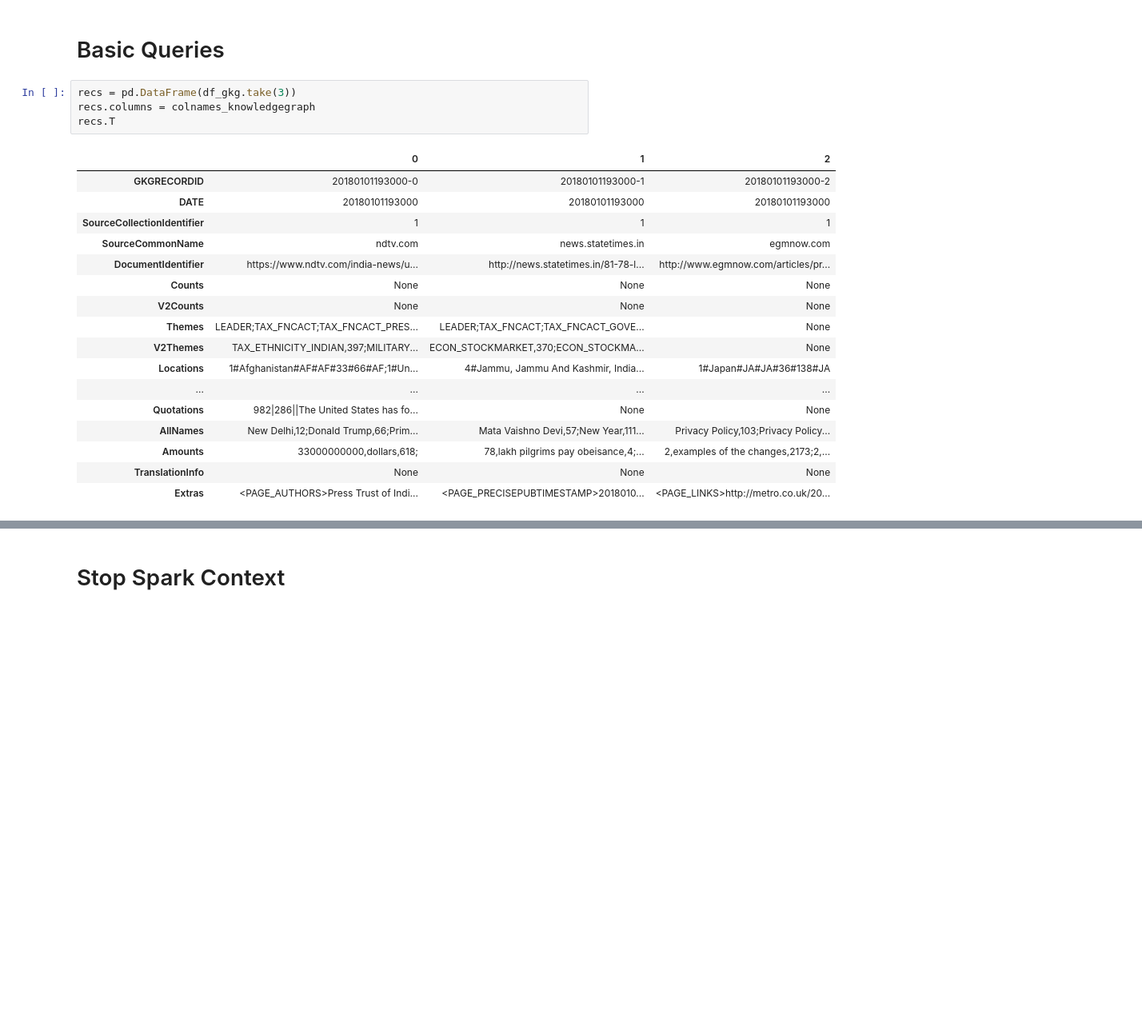
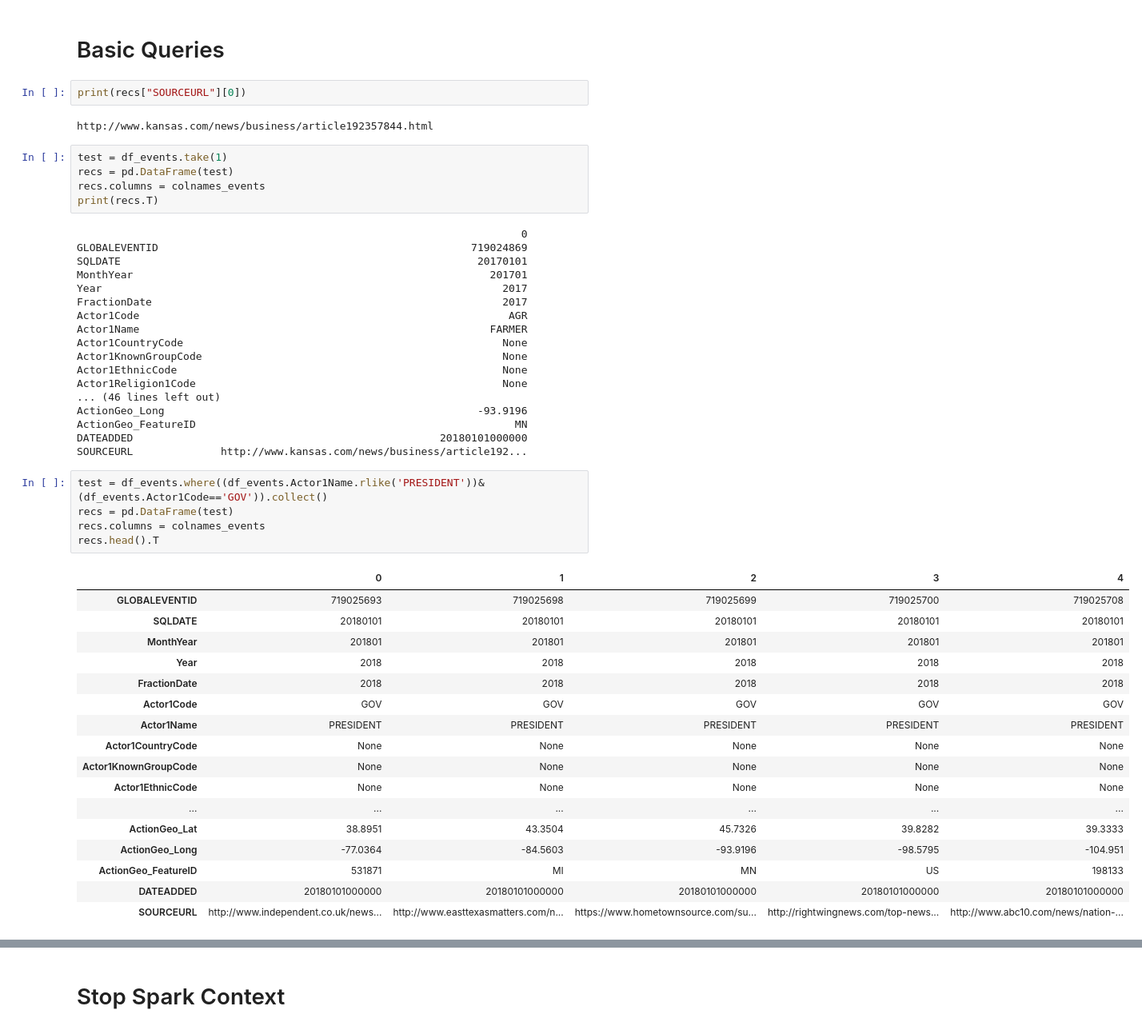
Before and after one commit to Rileypj1/BigDataProject, a Jupyter notebook: GDELT Reader - Mike.ipynb, the cells around one changed output, grey strips where cells are left out. Shown at 80% size. Drawn from its saved outputs; the diff is of its cells as text; blank space fills up the shorter version.

```diff
--- a/GDELT Reader - Mike.ipynb
+++ b/GDELT Reader - Mike.ipynb
@@ -71,24 +95,52 @@ df_gkg.printSchema()
 # %% [markdown]
 # Basic Queries
+# %%
+print(recs["SOURCEURL"][0])
+# %% [output]
+http://www.kansas.com/news/business/article192357844.html
 # %%
-recs = pd.DataFrame(df_gkg.take(3))
-recs.columns = colnames_knowledgegraph
-recs.T
+test = df_events.take(1)
+recs = pd.DataFrame(test)
+recs.columns = colnames_events
+print(recs.T)
 # %% [output]
-|  | 0 | 1 | 2 |
-| GKGRECORDID | 20180101193000-0 | 20180101193000-1 | 20180101193000-2 |
-| DATE | 20180101193000 | 20180101193000 | 20180101193000 |
-| SourceCollectionIdentifier | 1 | 1 | 1 |
-| SourceCommonName | ndtv.com | news.statetimes.in | egmnow.com |
-| DocumentIdentifier | https://www.ndtv.com/india-news/u... | http://news.statetimes.in/81-78-l... | http://www.egmnow.com/articles/pr... |
-| Counts | None | None | None |
-| V2Counts | None | None | None |
-| Themes | LEADER;TAX_FNCACT;TAX_FNCACT_PRES... | LEADER;TAX_FNCACT;TAX_FNCACT_GOVE... | None |
-| V2Themes | TAX_ETHNICITY_INDIAN,397;MILITARY... | ECON_STOCKMARKET,370;ECON_STOCKMA... | None |
-| Locations | 1#Afghanistan#AF#AF#33#66#AF;1#Un... | 4#Jammu, Jammu And Kashmir, India... | 1#Japan#JA#JA#36#138#JA |
-| ... | ... | ... | ... |
-| Quotations | 982|286||The United States has fo... | None | None |
-| AllNames | New Delhi,12;Donald Trump,66;Prim... | Mata Vaishno Devi,57;New Year,111... | Privacy Policy,103;Privacy Policy... |
-| Amounts | 33000000000,dollars,618; | 78,lakh pilgrims pay obeisance,4;... | 2,examples of the changes,2173;2,... |
-| TranslationInfo | None | None | None |
-| Extras | <PAGE_AUTHORS>Press Trust of Indi... | <PAGE_PRECISEPUBTIMESTAMP>2018010... | <PAGE_LINKS>http://metro.co.uk/20... |
+                                                                       0
+GLOBALEVENTID                                                  719024869
+SQLDATE                                                         20170101
+MonthYear                                                         201701
+Year                                                                2017
+FractionDate                                                        2017
+Actor1Code                                                           AGR
+Actor1Name                                                        FARMER
+Actor1CountryCode                                                   None
+Actor1KnownGroupCode                                                None
+Actor1EthnicCode                                                    None
+Actor1Religion1Code                                                 None
+... (46 lines left out)
+ActionGeo_Long                                                  -93.9196
+ActionGeo_FeatureID                                                   MN
+DATEADDED                                                 20180101000000
+SOURCEURL              http://www.kansas.com/news/business/article192...
+# %%
+test = df_events.where((df_events.Actor1Name.rlike('PRESIDENT'))&(df_events.Actor1Code=='GOV')).collect()
+recs = pd.DataFrame(test)
+recs.columns = colnames_events
+recs.head().T
+# %% [output]
+|  | 0 | 1 | 2 | 3 | 4 |
+| GLOBALEVENTID | 719025693 | 719025698 | 719025699 | 719025700 | 719025708 |
+| SQLDATE | 20180101 | 20180101 | 20180101 | 20180101 | 20180101 |
+| MonthYear | 201801 | 201801 | 201801 | 201801 | 201801 |
+| Year | 2018 | 2018 | 2018 | 2018 | 2018 |
+| FractionDate | 2018 | 2018 | 2018 | 2018 | 2018 |
+| Actor1Code | GOV | GOV | GOV | GOV | GOV |
+| Actor1Name | PRESIDENT | PRESIDENT | PRESIDENT | PRESIDENT | PRESIDENT |
+| Actor1CountryCode | None | None | None | None | None |
+| Actor1KnownGroupCode | None | None | None | None | None |
+| Actor1EthnicCode | None | None | None | None | None |
+| ... | ... | ... | ... | ... | ... |
+| ActionGeo_Lat | 38.8951 | 43.3504 | 45.7326 | 39.8282 | 39.3333 |
+| ActionGeo_Long | -77.0364 | -84.5603 | -93.9196 | -98.5795 | -104.951 |
+| ActionGeo_FeatureID | 531871 | MI | MN | US | 198133 |
+| DATEADDED | 20180101000000 | 20180101000000 | 20180101000000 | 20180101000000 | 20180101000000 |
+| SOURCEURL | http://www.independent.co.uk/news... | http://www.easttexasmatters.com/n... | https://www.hometownsource.com/su... | http://rightwingnews.com/top-news... | http://www.abc10.com/news/nation-... |
```
Also changed, not shown: parts of 9 cells of this notebook.
